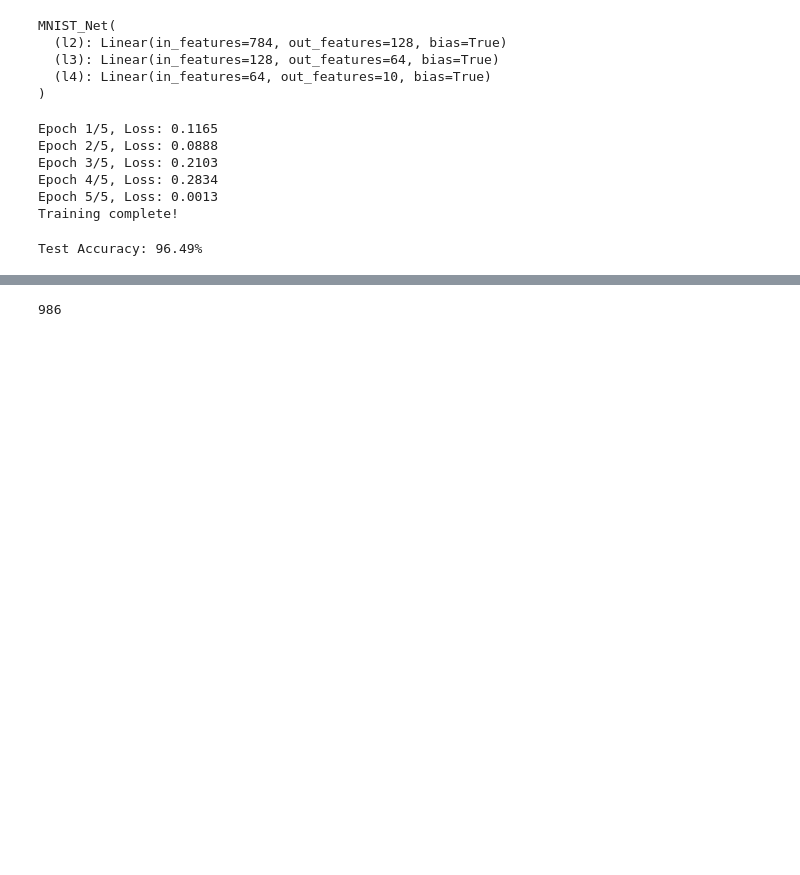
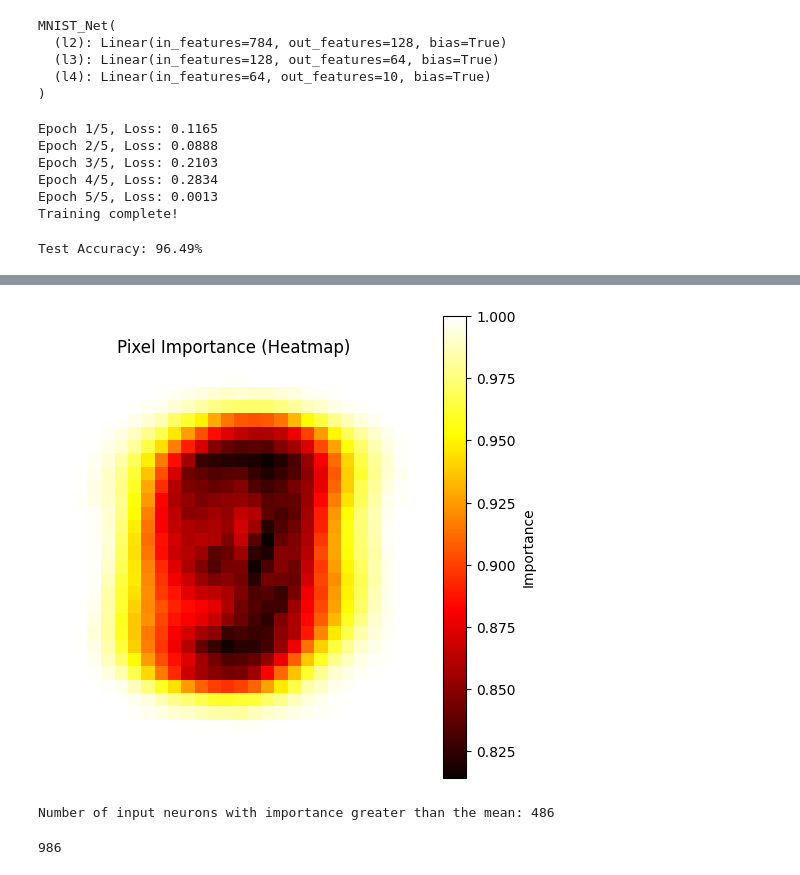
Before and after one commit to Kai-Mansfield/mnist, a Jupyter notebook: mnist.ipynb, the cells around one changed output, grey strips where cells are left out. Saved outputs shown, nothing was run; the diff lists cells and outputs as text; code cells hidden in the pictures; blank space fills up the shorter version.

```diff
--- a/mnist.ipynb
+++ b/mnist.ipynb
@@ -39,7 +39,7 @@ class MNIST_Net(nn.Module):
 
 # Initialize model
 model = MNIST_Net()
-#model.load_state_dict(torch.load("model_weights3.pth"))
+model.load_state_dict(torch.load("model_weights.pth", map_location=torch.device('cpu')))
 
 # Move model to GPU if available
 device = torch.device("cuda" if torch.cuda.is_available() else "cpu")
@@ -100,3 +249,42 @@ Test Accuracy: 96.49%
+# %%
+import torch
+import matplotlib.pyplot as plt
+
+def plot_importance_map(importance_values, title="Input Neuron Importance"):
+    """
+    Plots the importance values as a heatmap.
+
+    Args:
+        importance_values (torch.Tensor): Importance scores for input neurons (reshaped as 28x28).
+        title (str): Title of the plot.
+    """
+    importance_values = importance_values.cpu().numpy()  # Convert tensor to NumPy
+
+    plt.figure(figsize=(6, 6))
+    plt.imshow(importance_values, cmap="hot", interpolation="nearest")
+    plt.colorbar(label="Importance")
+    plt.title(title)
+    plt.axis("off")
+    plt.show()
+
+plot_importance_map(importance_scores['input_neurons'], title="Pixel Importance (Heatmap)")
+# %% [output]
+[figure, added]
+# %%
+import torch
+
+# Calculate the mean importance score for input neurons
+mean_importance = importance_scores['input_neurons'].mean().item()
+
+# Convert the importance tensor to numpy for easy comparison
+importance_values = importance_scores['input_neurons'].cpu().numpy()
+
+# Get number of neurons with importance greater than the mean
+above_mean = (importance_values > mean_importance).sum()
+
+print(f"Number of input neurons with importance greater than the mean: {above_mean}")
+# %% [output]
+Number of input neurons with importance greater than the mean: 486
 # %%
 import torch
 import numpy as np
```
Also changed, not shown: parts of 7 cells of this notebook, 8 other files.
